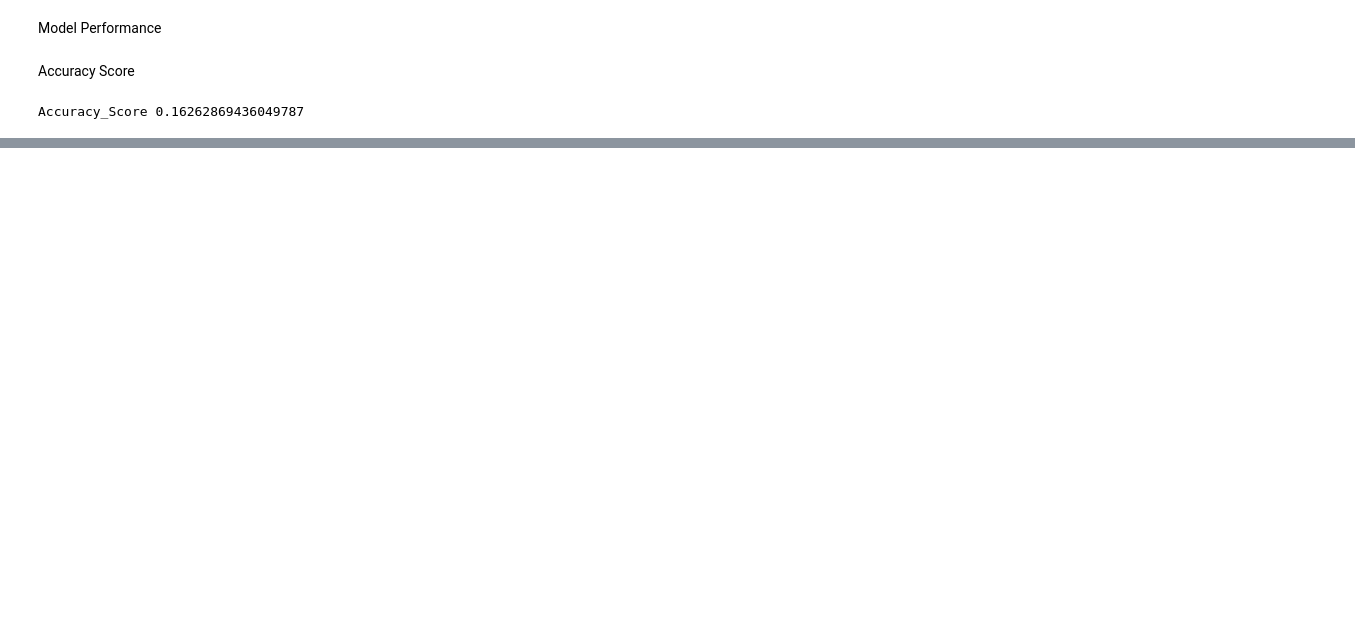
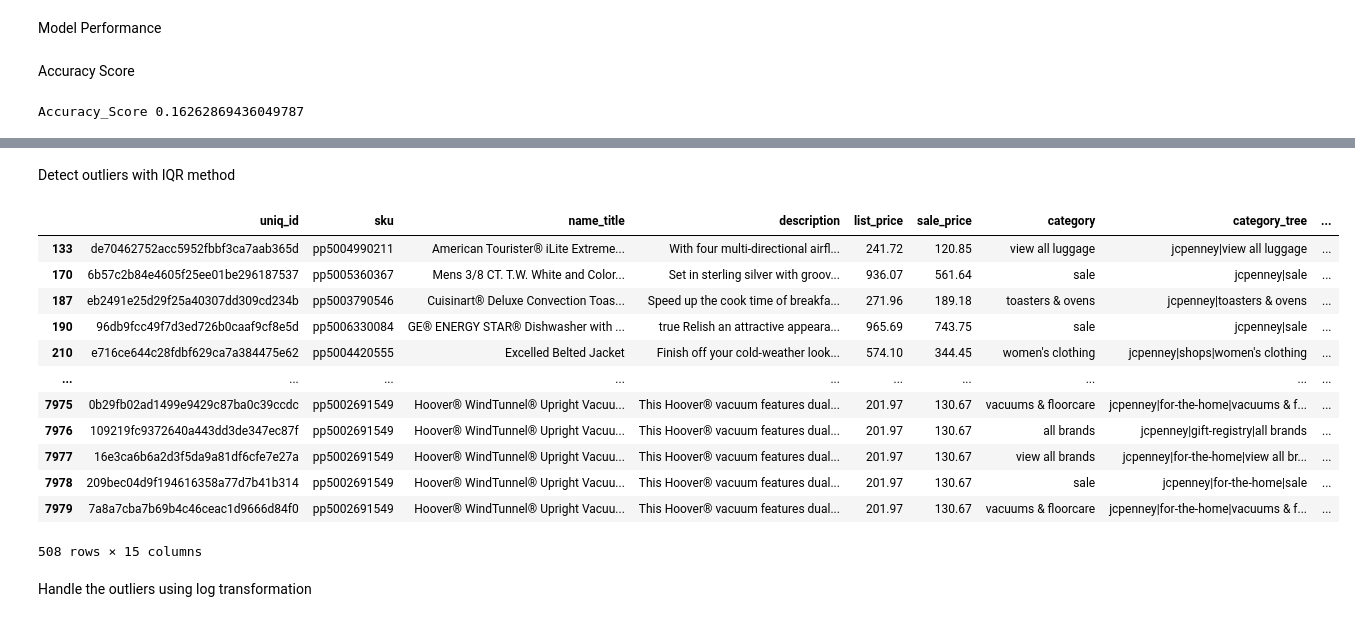
Before and after one commit to Malki9/3601763_BD2, a Jupyter notebook: 3601763_BD2.ipynb, the cells around one changed output, grey strips where cells are left out. Saved outputs shown, nothing was run; the diff lists cells and outputs as text; code cells hidden in the pictures; blank space fills up the shorter version.

```diff
--- a/3601763_BD2.ipynb
+++ b/3601763_BD2.ipynb
@@ -673,0 +728,27 @@ Accuracy_Score 0.16262869436049787
+# %% [markdown]
+Detect outliers with IQR method
+# %%
+q1 = jcpenney_products['sale_price'].quantile(0.25)
+q3 = jcpenney_products['sale_price'].quantile(0.75)
+
+lower = q1 - 1.5 * (q3 - q1)
+upper = q3 + 1.5 * (q3 - q1)
+
+outliers = jcpenney_products[(jcpenney_products['sale_price'] < lower) | (jcpenney_products['sale_price'] > upper)]
+outliers
+# %% [output]
+|  | uniq_id | sku | name_title | description | list_price | sale_price | category | category_tree | ... |
+| 133 | de70462752acc5952fbbf3ca7aab365d | pp5004990211 | American Tourister® iLite Extreme... | With four multi-directional airfl... | 241.72 | 120.85 | view all luggage | jcpenney|view all luggage | ... |
+| 170 | 6b57c2b84e4605f25ee01be296187537 | pp5005360367 | Mens 3/8 CT. T.W. White and Color... | Set in sterling silver with groov... | 936.07 | 561.64 | sale | jcpenney|sale | ... |
+| 187 | eb2491e25d29f25a40307dd309cd234b | pp5003790546 | Cuisinart® Deluxe Convection Toas... | Speed up the cook time of breakfa... | 271.96 | 189.18 | toasters & ovens | jcpenney|toasters & ovens | ... |
+| 190 | 96db9fcc49f7d3ed726b0caaf9cf8e5d | pp5006330084 | GE® ENERGY STAR® Dishwasher with ... | true Relish an attractive appeara... | 965.69 | 743.75 | sale | jcpenney|sale | ... |
+| 210 | e716ce644c28fdbf629ca7a384475e62 | pp5004420555 | Excelled Belted Jacket | Finish off your cold-weather look... | 574.10 | 344.45 | women's clothing | jcpenney|shops|women's clothing | ... |
+| ... | ... | ... | ... | ... | ... | ... | ... | ... | ... |
+| 7975 | 0b29fb02ad1499e9429c87ba0c39ccdc | pp5002691549 | Hoover® WindTunnel® Upright Vacuu... | This Hoover® vacuum features dual... | 201.97 | 130.67 | vacuums & floorcare | jcpenney|for-the-home|vacuums & f... | ... |
+| 7976 | 109219fc9372640a443dd3de347ec87f | pp5002691549 | Hoover® WindTunnel® Upright Vacuu... | This Hoover® vacuum features dual... | 201.97 | 130.67 | all brands | jcpenney|gift-registry|all brands | ... |
+| 7977 | 16e3ca6b6a2d3f5da9a81df6cfe7e27a | pp5002691549 | Hoover® WindTunnel® Upright Vacuu... | This Hoover® vacuum features dual... | 201.97 | 130.67 | view all brands | jcpenney|for-the-home|view all br... | ... |
+| 7978 | 209bec04d9f194616358a77d7b41b314 | pp5002691549 | Hoover® WindTunnel® Upright Vacuu... | This Hoover® vacuum features dual... | 201.97 | 130.67 | sale | jcpenney|for-the-home|sale | ... |
+| 7979 | 7a8a7cba7b69b4c46ceac1d9666d84f0 | pp5002691549 | Hoover® WindTunnel® Upright Vacuu... | This Hoover® vacuum features dual... | 201.97 | 130.67 | vacuums & floorcare | jcpenney|for-the-home|vacuums & f... | ... |
+508 rows × 15 columns
+# %% [markdown]
+Handle the outliers using log transformation
```
Also changed, not shown: parts of 27 cells of this notebook.
